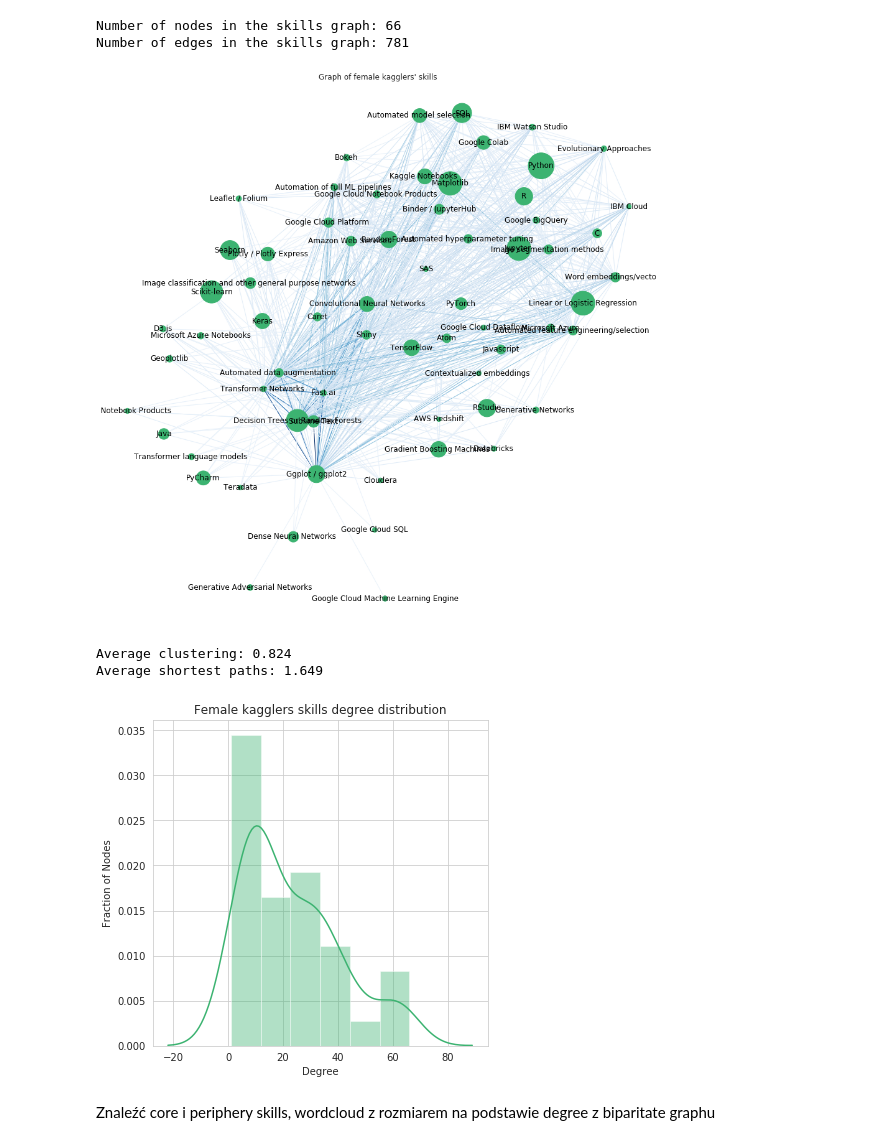
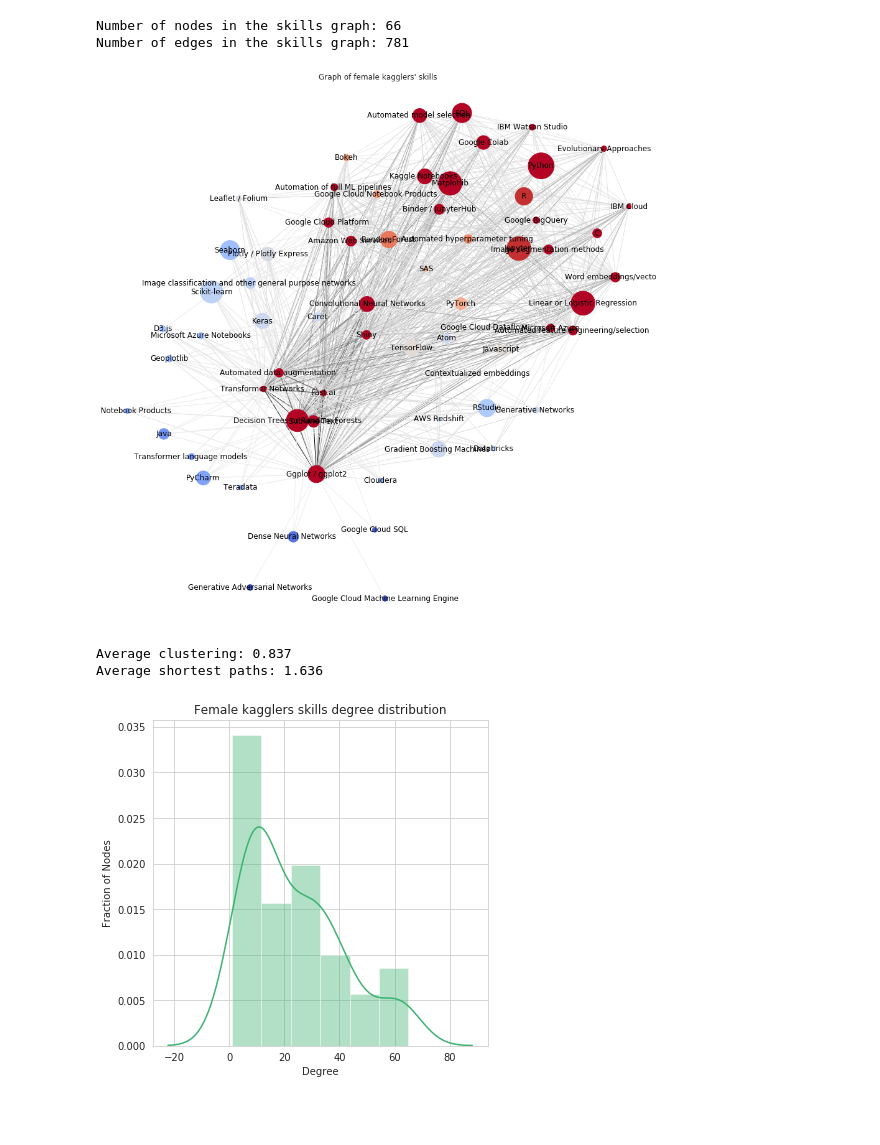
Before and after one commit to sfczekalski/women_kaggle, a Jupyter notebook: notebooks/Analysis.ipynb, the cells around one changed output. Cells and saved outputs as stored; diff of their text form; code cells hidden in the pictures; blank space fills up the shorter version.

Commit message:
KCores in skills graph.

```diff
--- a/notebooks/Analysis.ipynb
+++ b/notebooks/Analysis.ipynb
@@ -379,42 +379,42 @@ Number of edges in the skills graph: 781
 # %%
 plt.figure(figsize=(16, 16))
 pos = nx.kamada_kawai_layout(SG)
 
 # Plot nodes, scalled accorind to their popularity
 df_skill_popularity = pd.DataFrame(df_skills.sum(axis=0), index=df_skills.columns, columns=['count'])
+cores_dict = nx.algorithms.core.core_number(SG)
 nx.draw_networkx_nodes(SG,
                        pos,
-                       node_color=color_front,
+                       node_color=list(cores_dict.values()),
+                       cmap=plt.cm.coolwarm,
                        node_size=[df_skill_popularity.loc[name, 'count'] for name in SG.nodes()])
 # Plot edges
 edge_color = [attr['weight'] * 10 for u, v, attr in SG.edges(data=True)]
 nx.draw_networkx_edges(SG,
                        pos,
                        edge_color=edge_color,
                        edge_vmin=0,
                        edge_vmax=max(edge_color),
-                       edge_cmap=plt.cm.Blues)
+                       edge_cmap=plt.cm.binary)
 # Plot labels
 nx.draw_networkx_labels(SG, pos, fontsize=8)
 plt.title('Graph of female kagglers\' skills')
 plt.axis('off');
 # %% [output]
-[figure, old version]
+[figure, new version]
 # %%
-print(f'Average clustering: {round(nx.average_clustering(SG_filtered), 3)}')
-print(f'Average shortest paths: {round(nx.average_shortest_path_length(SG_filtered), 3)}')
+print(f'Average clustering: {round(nx.average_clustering(SG), 3)}')
+print(f'Average shortest paths: {round(nx.average_shortest_path_length(SG), 3)}')
 figure = plt.figure(figsize=(6, 6))
 ax = plt.axes()
 
-degrees = list(dict(SG_filtered.degree()).values())
+degrees = list(dict(SG.degree()).values())
 sns.distplot(degrees, norm_hist=True, color=color_front)
 plt.xlabel('Degree')
 plt.ylabel('Fraction of Nodes')
 plt.title('Female kagglers skills degree distribution')
 plt.show();
 # %% [output]
-Average clustering: 0.824
-Average shortest paths: 1.649
+Average clustering: 0.837
+Average shortest paths: 1.636
-[figure, old version]
+[figure, new version]
-# %% [markdown]
-Znaleźć core i periphery skills, wordcloud z rozmiarem na podstawie degree z biparitate graphu
```
Also changed, not shown: parts of 2 cells of this notebook.
